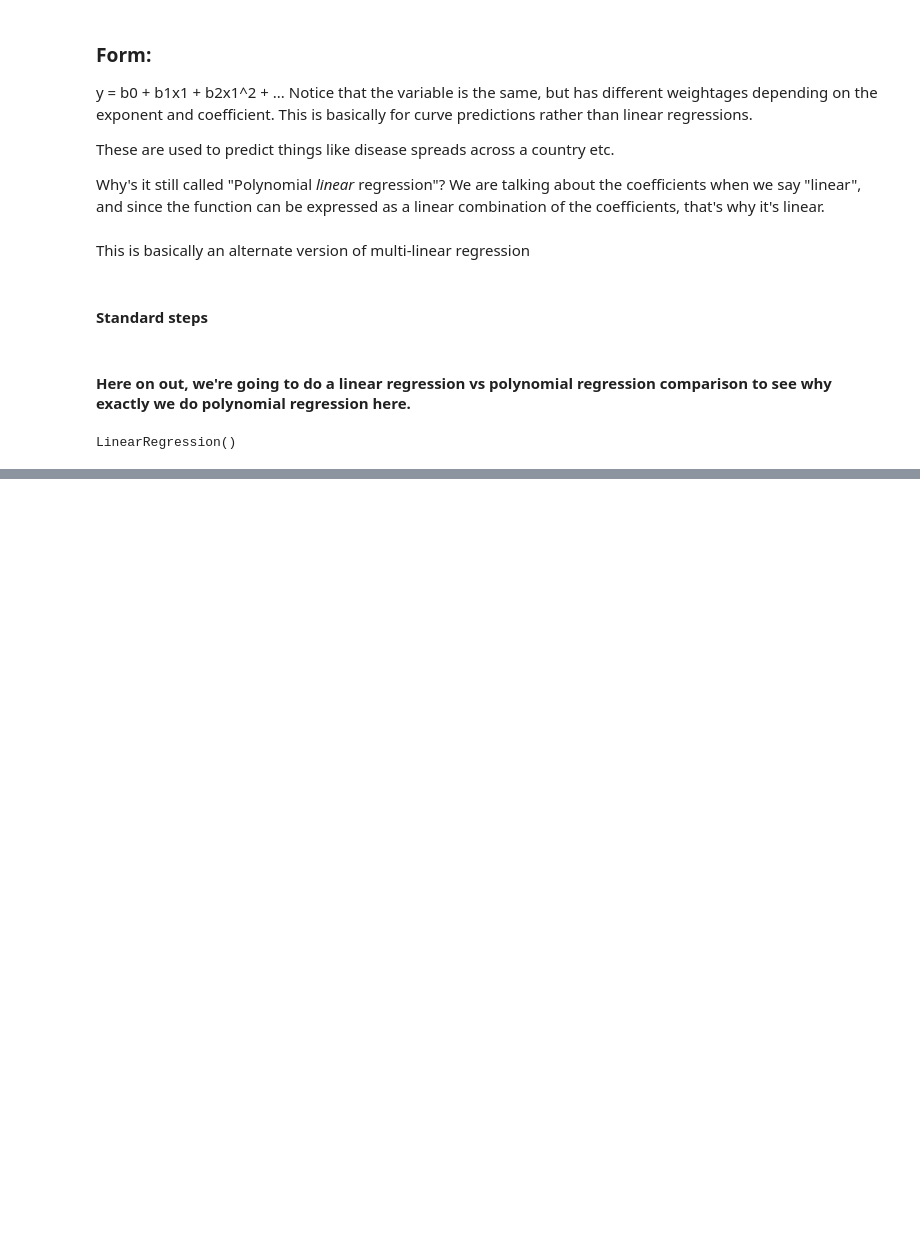
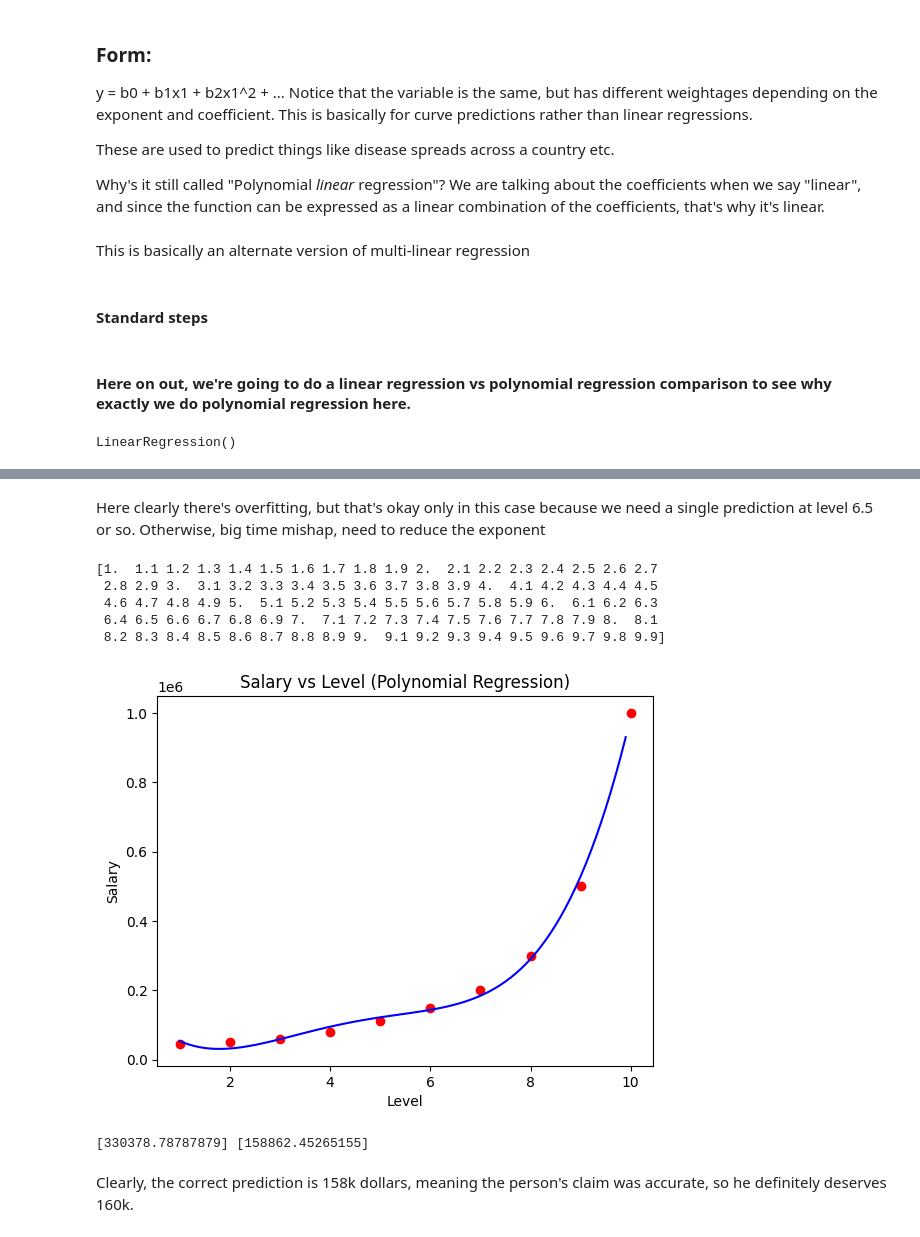
Before and after one commit to AdityaHegde712/ML-course, a Jupyter notebook: Day 2/Polynomial Linear Regression.ipynb, the cells around one changed output, grey strips where cells are left out. Drawn from its saved outputs; the diff is of its cells as text; code cells hidden in the pictures; blank space fills up the shorter version.

```diff
--- a/Day 2/Polynomial Linear Regression.ipynb
+++ b/Day 2/Polynomial Linear Regression.ipynb
@@ -71,0 +72,27 @@ plt.show()
+# %% [markdown]
+Here clearly there's overfitting, but that's okay only in this case because we need a single prediction at level 6.5 or so. Otherwise, big time mishap, need to reduce the exponent
+# %%
+# Cleaner curve: (Not really needed out there in real life)
+x_grid = np.arange(min(x), max(x), 0.1)
+print(x_grid)
+x_grid = x_grid.reshape((len(x_grid), 1))
+plt.scatter(x, y, color = 'red')
+plt.plot(x_grid, lin_reg_2.predict(poly_reg.fit_transform(x_grid)), color = 'blue')
+plt.title('Salary vs Level (Polynomial Regression)')
+plt.xlabel('Level')
+plt.ylabel('Salary')
+plt.show()
+# %% [output]
+[1.  1.1 1.2 1.3 1.4 1.5 1.6 1.7 1.8 1.9 2.  2.1 2.2 2.3 2.4 2.5 2.6 2.7
+ 2.8 2.9 3.  3.1 3.2 3.3 3.4 3.5 3.6 3.7 3.8 3.9 4.  4.1 4.2 4.3 4.4 4.5
+ 4.6 4.7 4.8 4.9 5.  5.1 5.2 5.3 5.4 5.5 5.6 5.7 5.8 5.9 6.  6.1 6.2 6.3
+ 6.4 6.5 6.6 6.7 6.8 6.9 7.  7.1 7.2 7.3 7.4 7.5 7.6 7.7 7.8 7.9 8.  8.1
+ 8.2 8.3 8.4 8.5 8.6 8.7 8.8 8.9 9.  9.1 9.2 9.3 9.4 9.5 9.6 9.7 9.8 9.9]
+[figure, added]
+# %%
+# Now predicting salary for position 6.5
+print(lin_reg.predict([[6.5]]), lin_reg_2.predict(poly_reg.fit_transform([[6.5]])))
+# %% [output]
+[330378.78787879] [158862.45265155]
+# %% [markdown]
+Clearly, the correct prediction is 158k dollars, meaning the person's claim was accurate, so he definitely deserves 160k.
```
Also changed, not shown: parts of 2 cells of this notebook.
